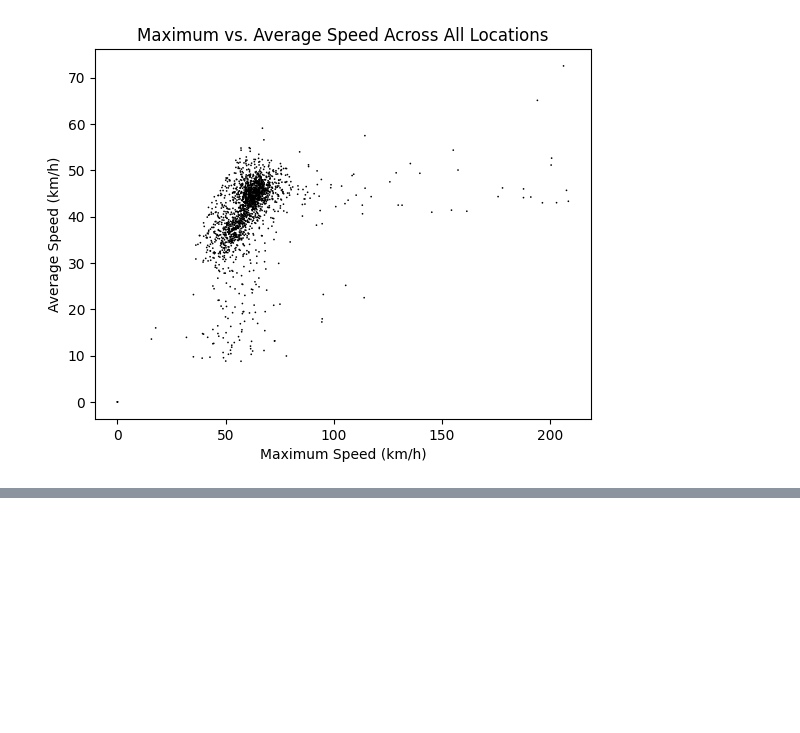
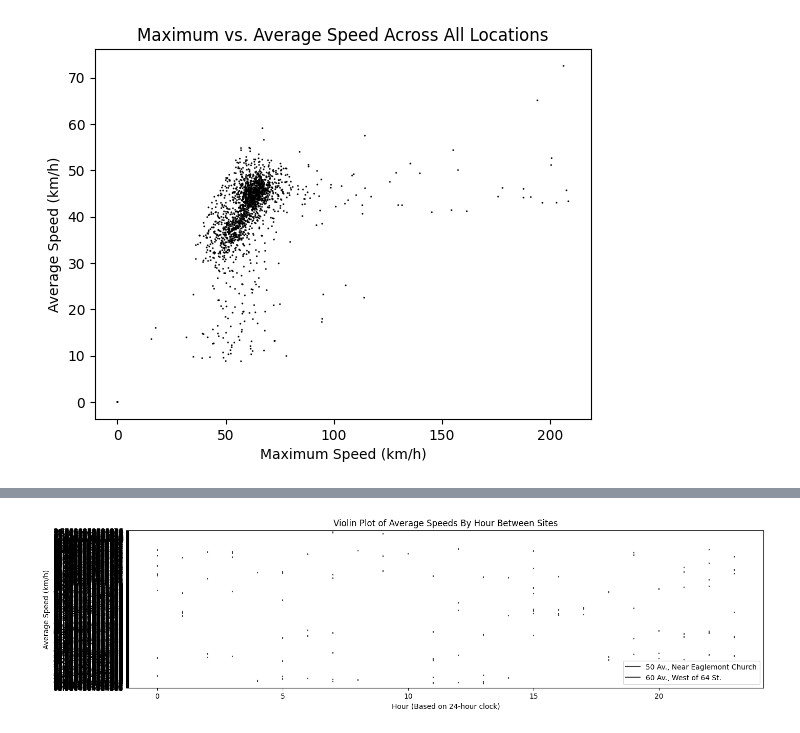
Before and after one commit to fedorukben/autoguardian-beaumont, a Jupyter notebook: analysis.ipynb, the cells around one changed output, grey strips where cells are left out. Cells and saved outputs as stored; diff of their text form; code cells hidden in the pictures; blank space fills up the shorter version.

```diff
--- a/analysis.ipynb
+++ b/analysis.ipynb
@@ -306,0 +326,10 @@ plt.savefig('violin-plot-avg-speeds-by-hr-btw-sites.png')
+# %%
+rcParams['figure.figsize'] = 16,4
+sns.violinplot(data=df, x='hour', y='average', hue='site', s=3, edgecolor="none", orient='h')
+plt.xlabel('Hour (Based on 24-hour clock)')
+plt.ylabel('Average Speed (km/h)')
+plt.title('Violin Plot of Average Speeds By Hour Between Sites')
+plt.legend(['50 Av., Near Eaglemont Church', '60 Av., West of 64 St.'])
+plt.savefig('violin-plot-avg-speeds-by-hr-btw-sites-horiz.png')
+# %% [output]
+[figure, added]
```
Also changed, not shown: parts of 23 cells of this notebook, 2 other files.
